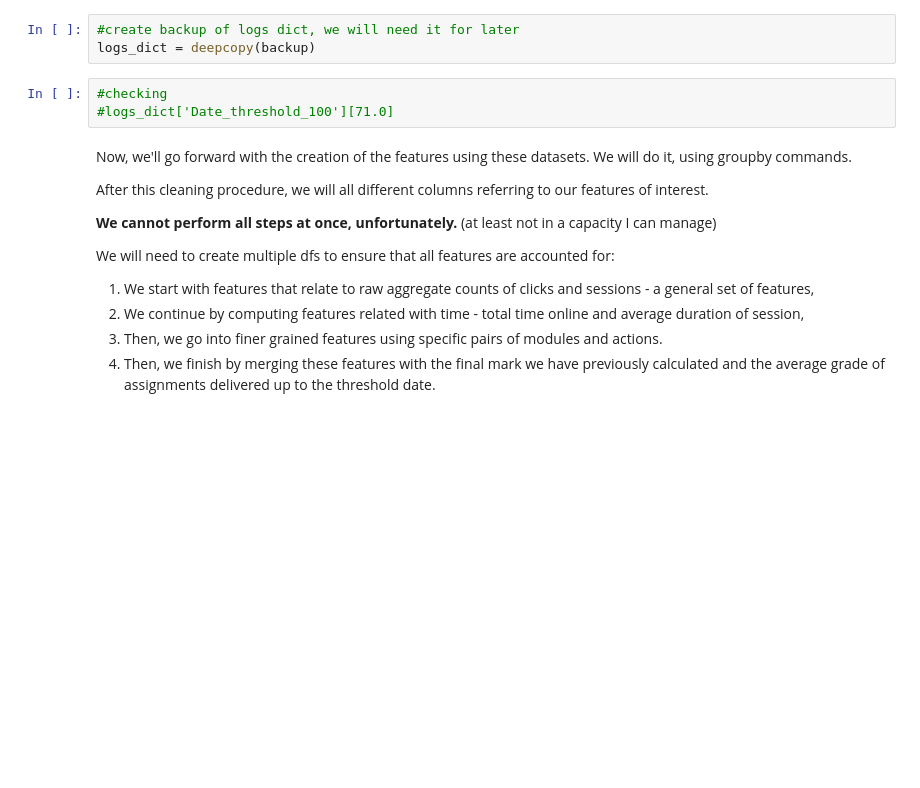
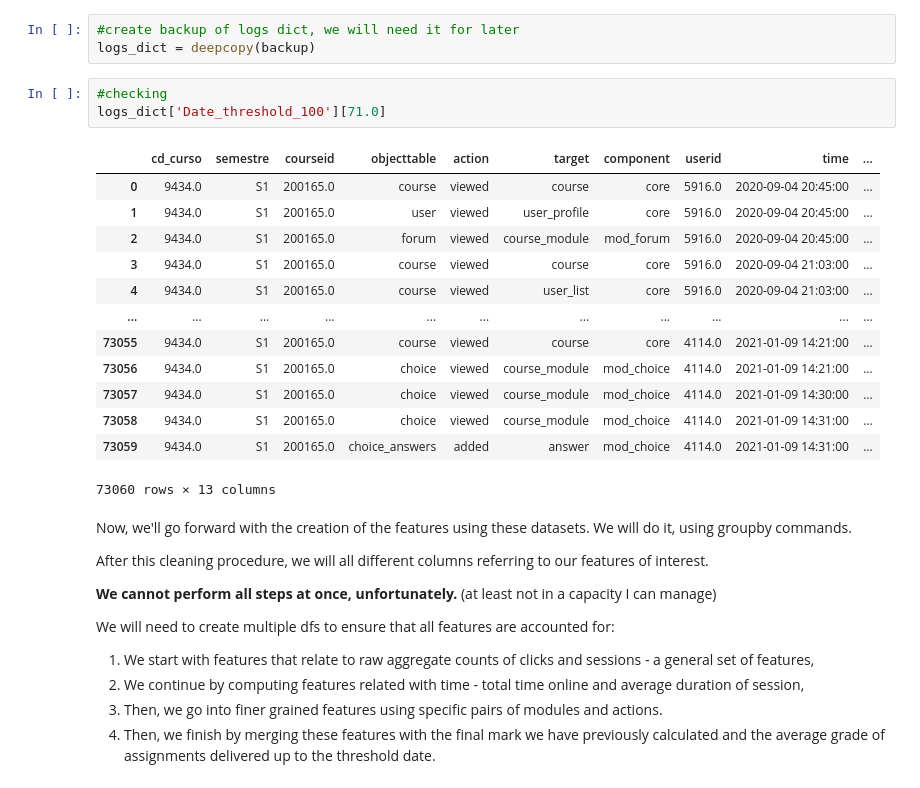
Before and after one commit to RicardoSantos0/timely_accurate_portable, a Jupyter notebook: Notebooks/3.1. Feature Extraction and Feature Engineering - Nova IMS.ipynb, the cells around one changed output. Cells and saved outputs as stored; diff of their text form; blank space fills up the shorter version.

```diff
--- a/Notebooks/3.1. Feature Extraction and Feature Engineering - Nova IMS.ipynb
+++ b/Notebooks/3.1. Feature Extraction and Feature Engineering - Nova IMS.ipynb
@@ -1020,7 +1037,21 @@ backup = deepcopy(logs_dict)
 logs_dict = deepcopy(backup)
 # %%
 #checking
-#logs_dict['Date_threshold_100'][71.0]
+logs_dict['Date_threshold_100'][71.0]
+# %% [output]
+|  | cd_curso | semestre | courseid | objecttable | action | target | component | userid | time | ... |
+| 0 | 9434.0 | S1 | 200165.0 | course | viewed | course | core | 5916.0 | 2020-09-04 20:45:00 | ... |
+| 1 | 9434.0 | S1 | 200165.0 | user | viewed | user_profile | core | 5916.0 | 2020-09-04 20:45:00 | ... |
+| 2 | 9434.0 | S1 | 200165.0 | forum | viewed | course_module | mod_forum | 5916.0 | 2020-09-04 20:45:00 | ... |
+| 3 | 9434.0 | S1 | 200165.0 | course | viewed | course | core | 5916.0 | 2020-09-04 21:03:00 | ... |
+| 4 | 9434.0 | S1 | 200165.0 | course | viewed | user_list | core | 5916.0 | 2020-09-04 21:03:00 | ... |
+| ... | ... | ... | ... | ... | ... | ... | ... | ... | ... | ... |
+| 73055 | 9434.0 | S1 | 200165.0 | course | viewed | course | core | 4114.0 | 2021-01-09 14:21:00 | ... |
+| 73056 | 9434.0 | S1 | 200165.0 | choice | viewed | course_module | mod_choice | 4114.0 | 2021-01-09 14:21:00 | ... |
+| 73057 | 9434.0 | S1 | 200165.0 | choice | viewed | course_module | mod_choice | 4114.0 | 2021-01-09 14:30:00 | ... |
+| 73058 | 9434.0 | S1 | 200165.0 | choice | viewed | course_module | mod_choice | 4114.0 | 2021-01-09 14:31:00 | ... |
+| 73059 | 9434.0 | S1 | 200165.0 | choice_answers | added | answer | mod_choice | 4114.0 | 2021-01-09 14:31:00 | ... |
+73060 rows × 13 columns
 # %% [markdown]
 Now, we'll go forward with the creation of the features using these datasets. We will do it, using groupby commands.
 
```
Also changed, not shown: parts of 16 cells of this notebook, 12 other files.
